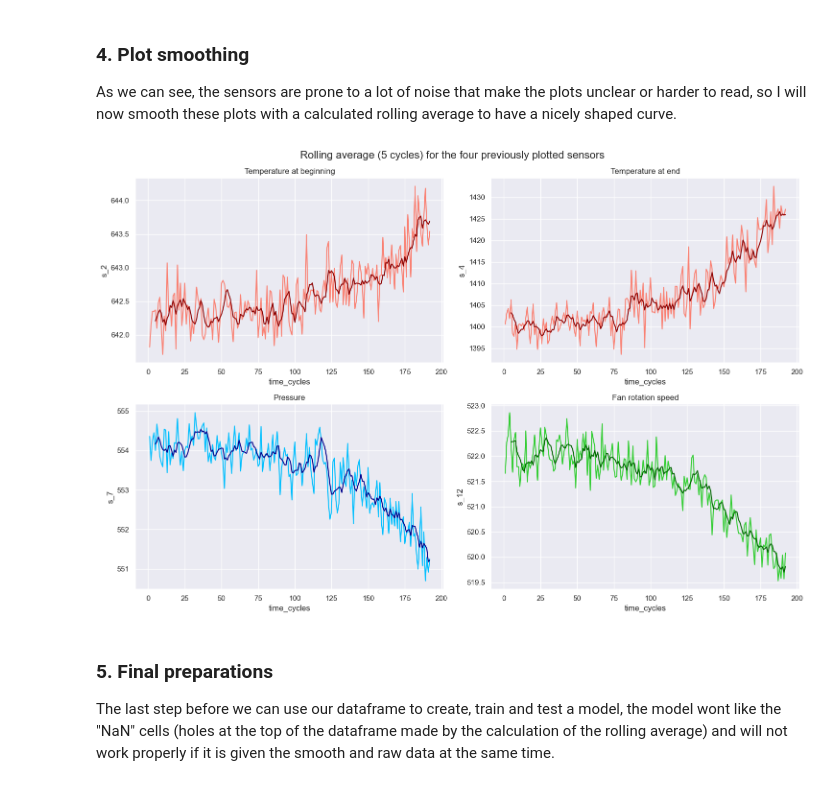
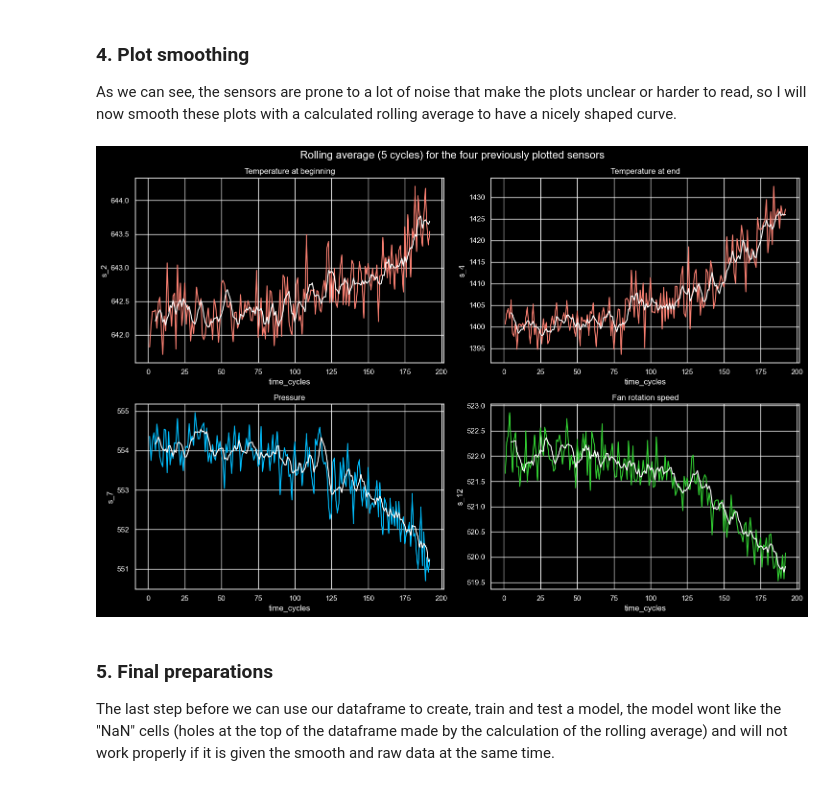
Before and after one commit to ahmedbda/nasa-turbofan-rul-ml, a Jupyter notebook: NASA_Rul_Project.ipynb, the cells around one changed output. Drawn from its saved outputs; the diff is of its cells as text; code cells hidden in the pictures.

```diff
--- a/NASA_Rul_Project.ipynb
+++ b/NASA_Rul_Project.ipynb
@@ -120,6 +120,7 @@ for i in range(4):
 # setting the theme and using the layout function to avoid overlapping with our four plots and displaying the plot
 sns.set_theme()
 plt.tight_layout()
-plt.savefig('img/first_turbofan_behavior.png')
+plt.style.use("dark_background")
+plt.savefig('img/first_turbofan_behavior.png', transparent=True)
 plt.show()
 # %% [output]
@@ -139,35 +140,35 @@ As we can see, the sensors are prone to a lot of noise that make the plots uncle
 # %%
 # creating a new dataframe containing only the first turbofan's data to smoothly plot it
 df_train_smooth = df_train.copy()
 
 fig, axes = plt.subplots(2, 2, figsize=(15, 10))
 fig.suptitle('Rolling average (5 cycles) for the four previously plotted sensors', fontsize=16, family="Arial")
 
 sensors_to_smooth = ["s_2", "s_4", "s_7", "s_12"]
-smooth_subplot_colors = ["darkred","darkred","darkblue","darkgreen"]
 
 # adding a new column to our newest dataframe to keep the rolling average so we can use the data
 for i in sensors_to_smooth:
     df_train_smooth[i + '_smooth'] = df_train_smooth.groupby('unit_nr')[i].transform(lambda x: x.rolling(window=5).mean())
 
 # only plotting for the first turbofan
 plot_data = df_train_smooth[df_train_smooth['unit_nr'] == 1]
 
 # plotting the previous data to compare it with our new smooth one
 for i in range(4):
     row, col = axes_to_plot[i]
     sns.lineplot(data=plot_data, x='time_cycles', y=sensors_to_plot[i], ax=axes[row, col], color=subplot_colors[i], linewidth=1.5).set(title=subplot_titles[i])
 
 # plotting again with the same parameters but this time using the "smooth" data
 for i in range(4):
     row, col = axes_to_plot[i]
-    sns.lineplot(data=plot_data, x='time_cycles', y=sensors_to_plot[i]+ '_smooth', ax=axes[row, col], color=smooth_subplot_colors[i], linewidth=1.5).set(title=subplot_titles[i])
+    sns.lineplot(data=plot_data, x='time_cycles', y=sensors_to_plot[i]+ '_smooth', ax=axes[row, col], color="white", linewidth=1.5).set(title=subplot_titles[i])
 
 plt.tight_layout()
-plt.savefig('img/first_turbofan_smoothed.png')
+plt.style.use("dark_background")
+plt.savefig('img/first_turbofan_smoothed.png', transparent=True)
 plt.show()
 # %% [output]
-[figure, old version]
+[figure, new version]
 # %% [markdown]
 ### 5. Final preparations
 The last step before we can use our dataframe to create, train and test a model, the model wont like the "NaN" cells (holes at the top of the dataframe made by the calculation of the rolling average) and will not work properly if it is given the smooth and raw data at the same time.
```
Also changed, not shown: parts of 3 cells of this notebook.
